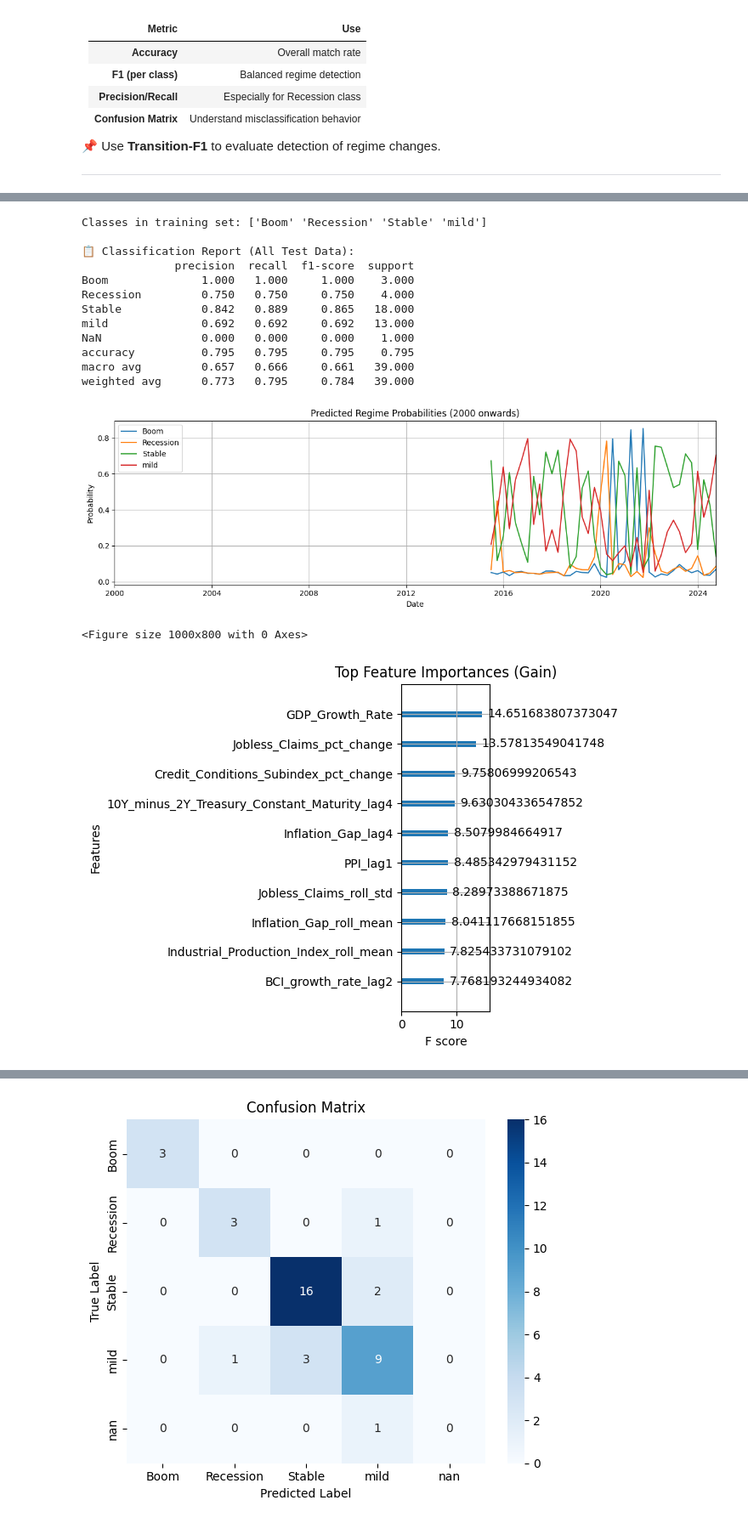
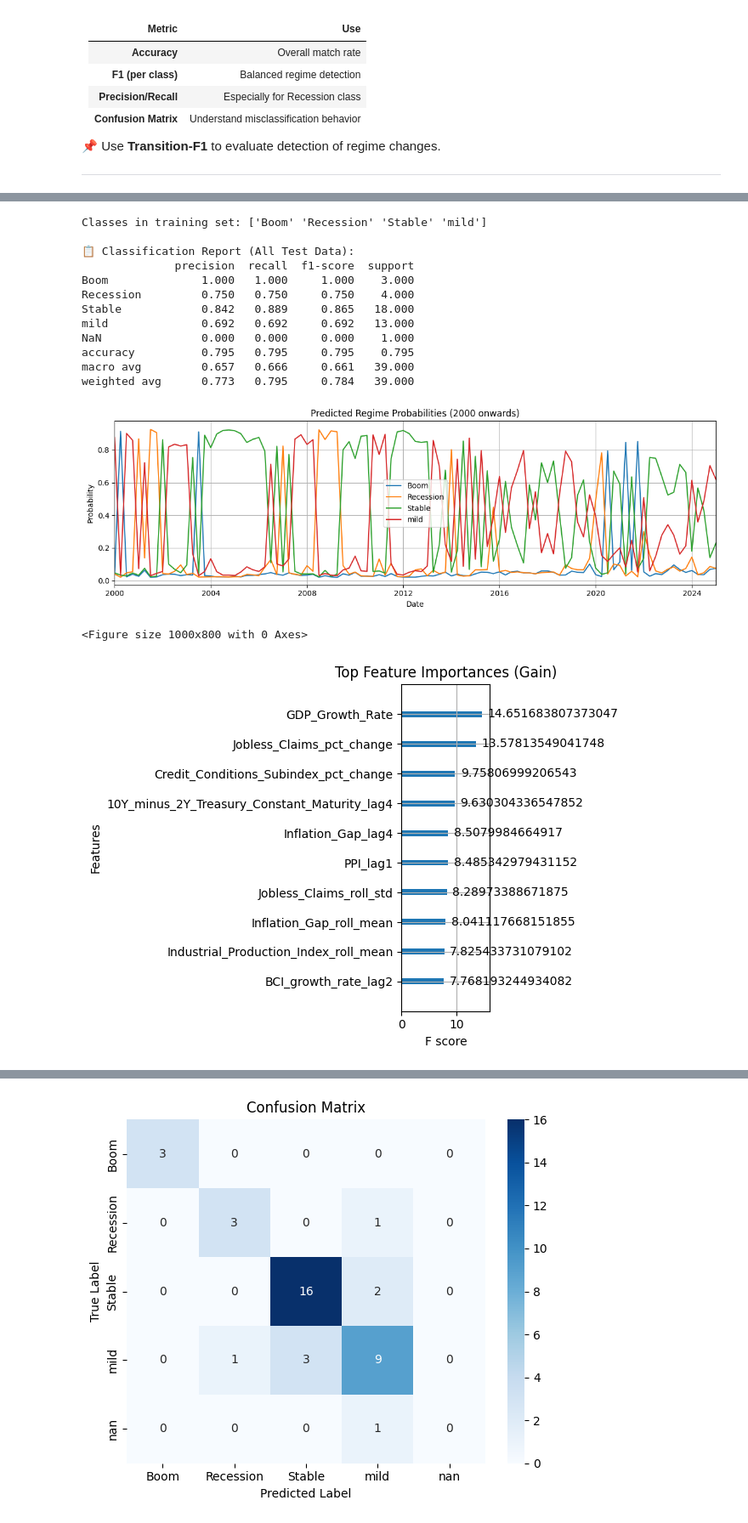
Before and after one commit to Makster04/FINAL_CAPSTONE_PROJECT, a Jupyter notebook: Notebook.ipynb, the cells around one changed output, grey strips where cells are left out. Shown at 85% size. Cells and saved outputs as stored; diff of their text form; code cells hidden in the pictures.

```diff
--- a/Notebook.ipynb
+++ b/Notebook.ipynb
@@ -2068,7 +2068,7 @@ import pandas as pd
 import numpy as np
 import matplotlib.pyplot as plt
 from collections import Counter
-from sklearn.metrics import classification_report, confusion_matrix, precision_score, recall_score, f1_score
+from sklearn.metrics import classification_report, confusion_matrix
 from sklearn.preprocessing import LabelEncoder
 from sklearn.impute import SimpleImputer
 from sklearn.utils.multiclass import unique_labels
@@ -2104,8 +2104,6 @@ train_df = df.iloc[:split_index]
 test_df = df.iloc[split_index:]
 
 # Select features and target
-X_train = train_df.select_dtypes(include=[np.number]).drop(columns=['observation_date', 'Regime_Label_Encoded'], errors='ignore')
-y_train = train_df['Regime_Label_Encoded']
 X_test = test_df.select_dtypes(include=[np.number]).drop(columns=['observation_date', 'Regime_Label_Encoded'], errors='ignore')
 y_test = test_df['Regime_Label_Encoded']
 
@@ -2217,18 +2215,34 @@ transition_matrix = transition_matrix.loc[
 print("\n📋 Classification Report (All Test Data):")
 print(report_df)
 
-# 📈 Plot regime probabilities
+# Predict on full dataset
+X_full = df.select_dtypes(include=[np.number]).drop(columns=['observation_date', 'Regime_Label_Encoded'], errors='ignore')
+y_full_proba = model.predict_proba(X_full)
+y_full_pred = np.argmax(y_full_proba, axis=1)
+
+# Build proba_df for full dataset
+proba_df_full = pd.concat([
+    pd.DataFrame(y_full_proba, columns=[f"{cls}_prob" for cls in actual_class_names]),
+    df[["observation_date"]].reset_index(drop=True),
+    pd.DataFrame({
+        "Predicted_Regime": le.inverse_transform(y_full_pred),
+        "True_Regime": le.inverse_transform(df['Regime_Label_Encoded'].values)
+    })
+], axis=1)
+
+# Plot again
 plt.figure(figsize=(12, 4))
 for cls in actual_class_names:
-    plt.plot(proba_df["observation_date"], proba_df[f"{cls}_prob"], label=cls)
+    plt.plot(proba_df_full["observation_date"], proba_df_full[f"{cls}_prob"], label=cls)
 plt.title("Predicted Regime Probabilities (2000 onwards)")
 plt.xlabel("Date")
 plt.ylabel("Probability")
 plt.legend()
-plt.xlim(pd.Timestamp("2000-01-01"), proba_df["observation_date"].max())
+plt.xlim(pd.Timestamp("2000-01-01"), proba_df_full["observation_date"].max())
 plt.tight_layout()
 plt.grid(True)
 plt.show()
+
 
 # 📊 Plot feature importances
 plt.figure(figsize=(10, 8))
@@ -2239,8 +2253,5 @@ plt.show()
 
 # ✅ Output
 print("\n📌 Proba DataFrame columns:", proba_df.columns)
-
-print("\n🔁 Transition Matrix:")
-print(transition_matrix)
 # %% [output]
 DataFrame is highly fragmented.  This is usually the result of calling `frame.insert` many times, which has poor performance.  Consider joining all columns at once using pd.concat(axis=1) instead. To  ...
@@ -2248,17 +2259,17 @@ DataFrame is highly fragmented.  This is usually the result of calling `frame.in
 Parameters: { "scale_pos_weight" } are not used.
 Classes in training set: ['Boom' 'Recession' 'Stable' 'mild']
 
 📋 Classification Report (All Test Data):
               precision  recall  f1-score  support
 Boom              1.000   1.000     1.000    3.000
 Recession         0.750   0.750     0.750    4.000
 Stable            0.842   0.889     0.865   18.000
 mild              0.692   0.692     0.692   13.000
 NaN               0.000   0.000     0.000    1.000
 accuracy          0.795   0.795     0.795    0.795
 macro avg         0.657   0.666     0.661   39.000
 weighted avg      0.773   0.795     0.784   39.000
-[figure, old version]
+[figure, new version]
 <Figure size 1000x800 with 0 Axes>
 [figure]
 📌 Proba DataFrame columns: Index(['Boom_prob', 'Recession_prob', 'Stable_prob', 'mild_prob',
```
Also changed, not shown: parts of 3 cells of this notebook.
